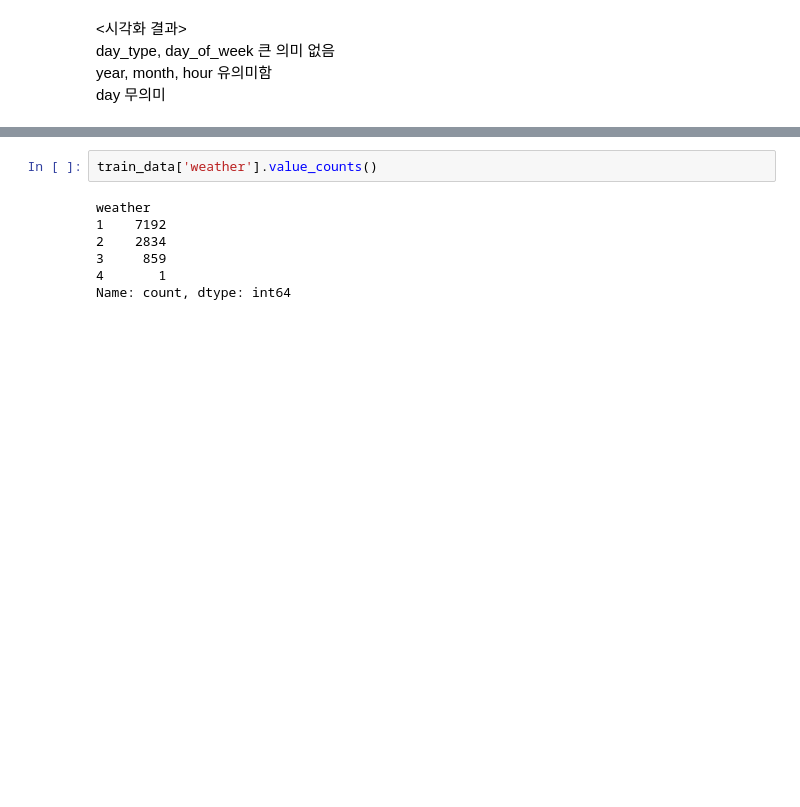
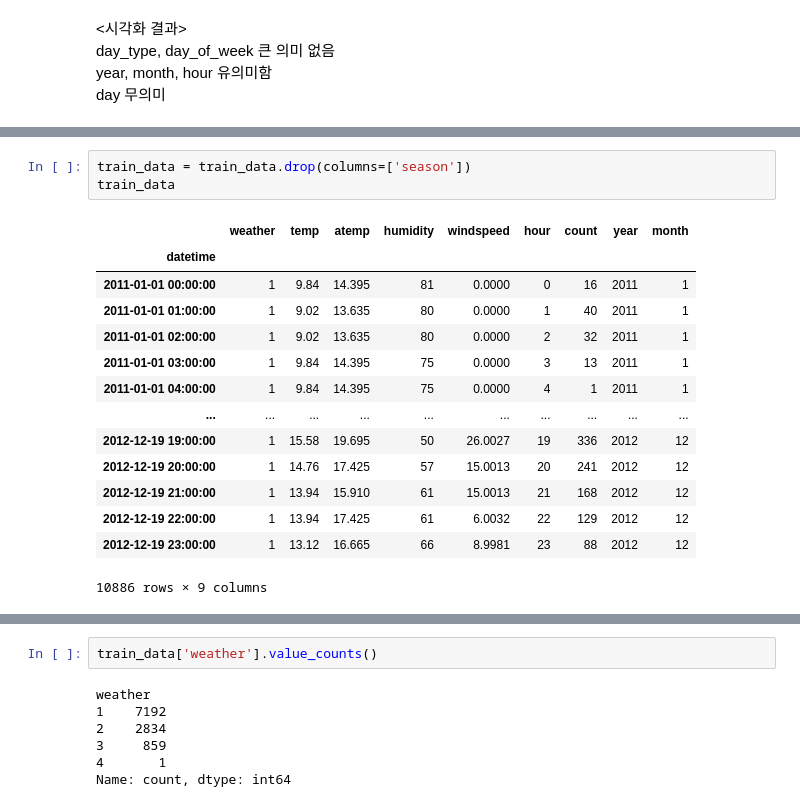
Before and after one commit to Hyunju37/SSAFY-kaggle-study, a Jupyter notebook: phase1/eda.ipynb, the cells around one changed output, grey strips where cells are left out. Cells and saved outputs as stored; diff of their text form; blank space fills up the shorter version.

```diff
--- a/phase1/eda.ipynb
+++ b/phase1/eda.ipynb
@@ -356,0 +379,18 @@ train_data
+# %%
+train_data = train_data.drop(columns=['season'])
+train_data
+# %% [output]
+|  | weather | temp | atemp | humidity | windspeed | hour | count | year | month |
+| datetime |  |  |  |  |  |  |  |  |  |
+| 2011-01-01 00:00:00 | 1 | 9.84 | 14.395 | 81 | 0.0000 | 0 | 16 | 2011 | 1 |
+| 2011-01-01 01:00:00 | 1 | 9.02 | 13.635 | 80 | 0.0000 | 1 | 40 | 2011 | 1 |
+| 2011-01-01 02:00:00 | 1 | 9.02 | 13.635 | 80 | 0.0000 | 2 | 32 | 2011 | 1 |
+| 2011-01-01 03:00:00 | 1 | 9.84 | 14.395 | 75 | 0.0000 | 3 | 13 | 2011 | 1 |
+| 2011-01-01 04:00:00 | 1 | 9.84 | 14.395 | 75 | 0.0000 | 4 | 1 | 2011 | 1 |
+| ... | ... | ... | ... | ... | ... | ... | ... | ... | ... |
+| 2012-12-19 19:00:00 | 1 | 15.58 | 19.695 | 50 | 26.0027 | 19 | 336 | 2012 | 12 |
+| 2012-12-19 20:00:00 | 1 | 14.76 | 17.425 | 57 | 15.0013 | 20 | 241 | 2012 | 12 |
+| 2012-12-19 21:00:00 | 1 | 13.94 | 15.910 | 61 | 15.0013 | 21 | 168 | 2012 | 12 |
+| 2012-12-19 22:00:00 | 1 | 13.94 | 17.425 | 61 | 6.0032 | 22 | 129 | 2012 | 12 |
+| 2012-12-19 23:00:00 | 1 | 13.12 | 16.665 | 66 | 8.9981 | 23 | 88 | 2012 | 12 |
+10886 rows × 9 columns
```
Also changed, not shown: parts of 7 cells of this notebook, 1 other file.
